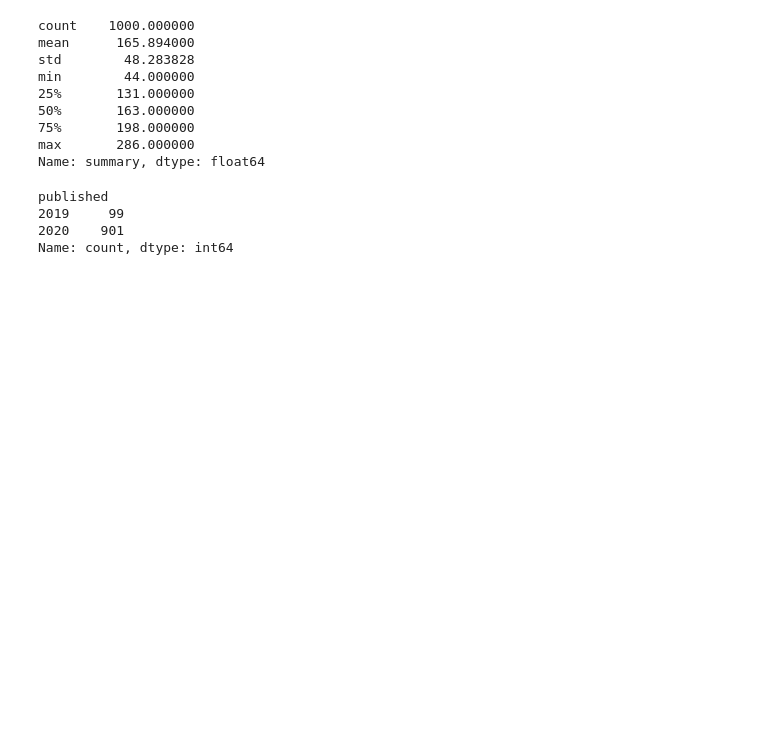
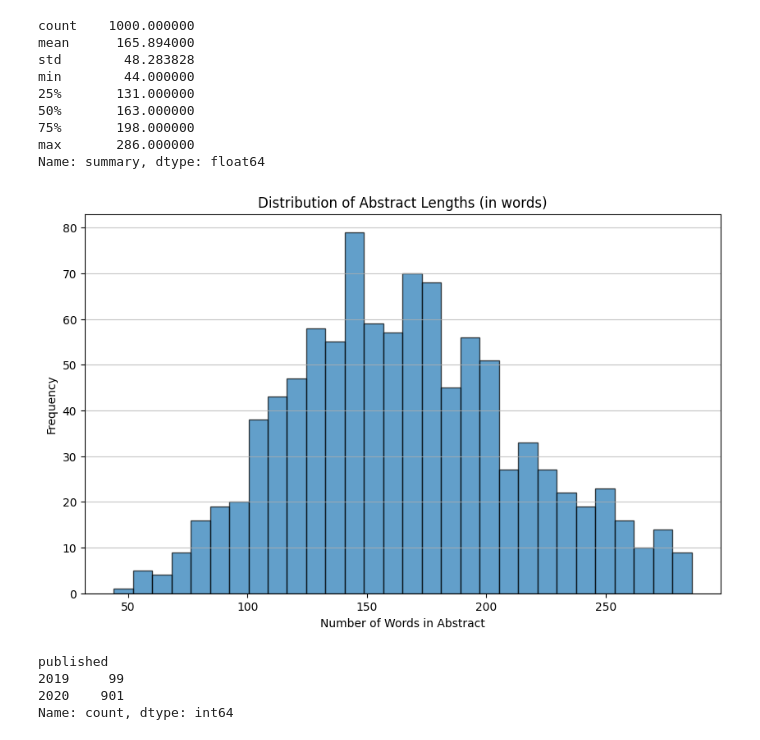
Before and after one commit to sarthakghavghave/scientific-literature-filtering, a Jupyter notebook: notebooks/01_data_collection_and_eda.ipynb, the cells around one changed output. Saved outputs shown, nothing was run; the diff lists cells and outputs as text; code cells hidden in the pictures; blank space fills up the shorter version.

```diff
--- a/notebooks/01_data_collection_and_eda.ipynb
+++ b/notebooks/01_data_collection_and_eda.ipynb
@@ -107,4 +99,16 @@ min        44.000000
 75%       198.000000
 max       286.000000
 Name: summary, dtype: float64
+# %%
+plt.figure(figsize=(10, 6))
+plt.hist(abstract_word, bins=30, edgecolor='k', alpha=0.7)
+
+plt.title('Distribution of Abstract Lengths (in words)')
+plt.xlabel('Number of Words in Abstract')
+plt.ylabel('Frequency')
+
+plt.grid(axis='y', alpha=0.75)
+plt.show()
+# %% [output]
+[figure, added]
 # %%
```
Also changed, not shown: parts of 9 cells of this notebook, 4 other files.
